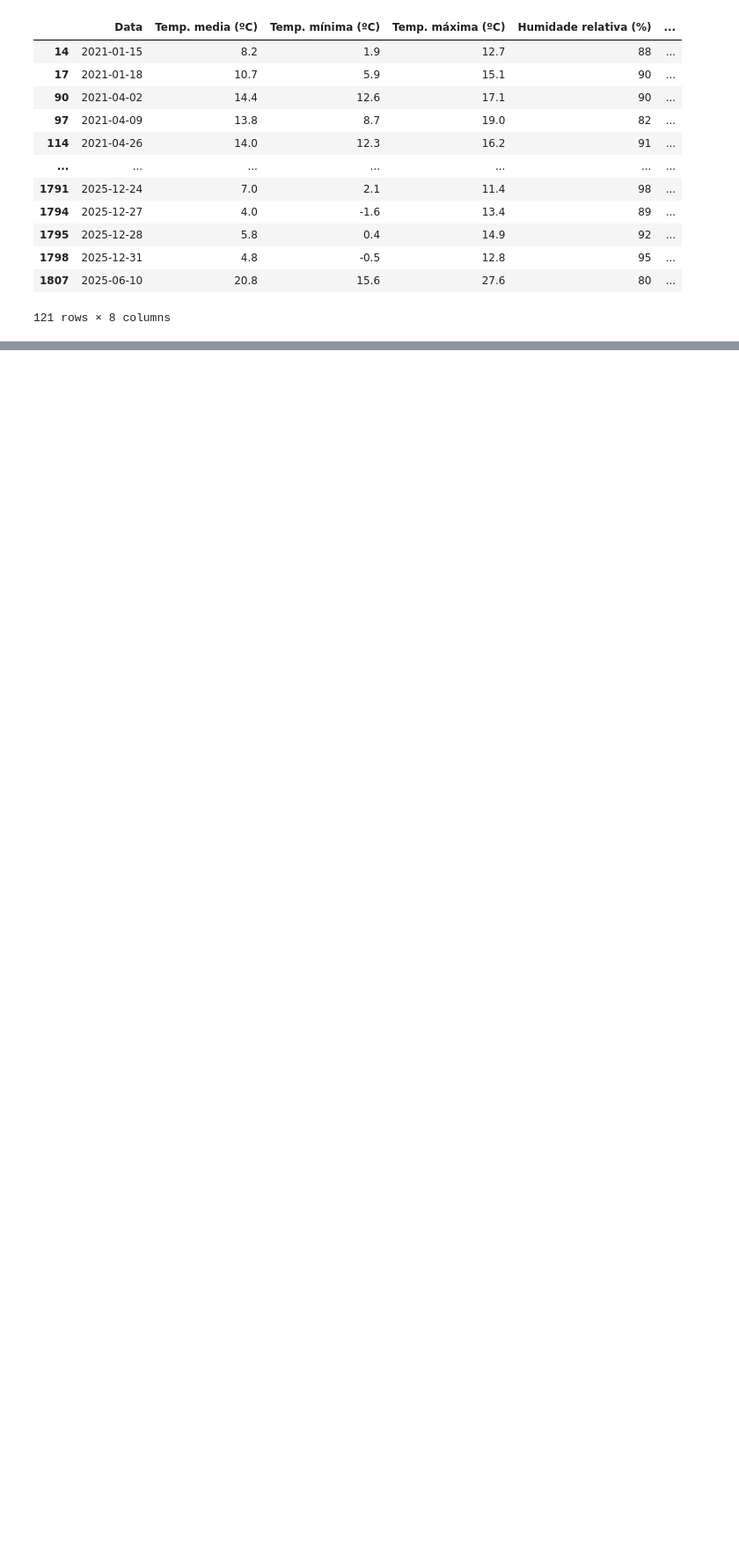
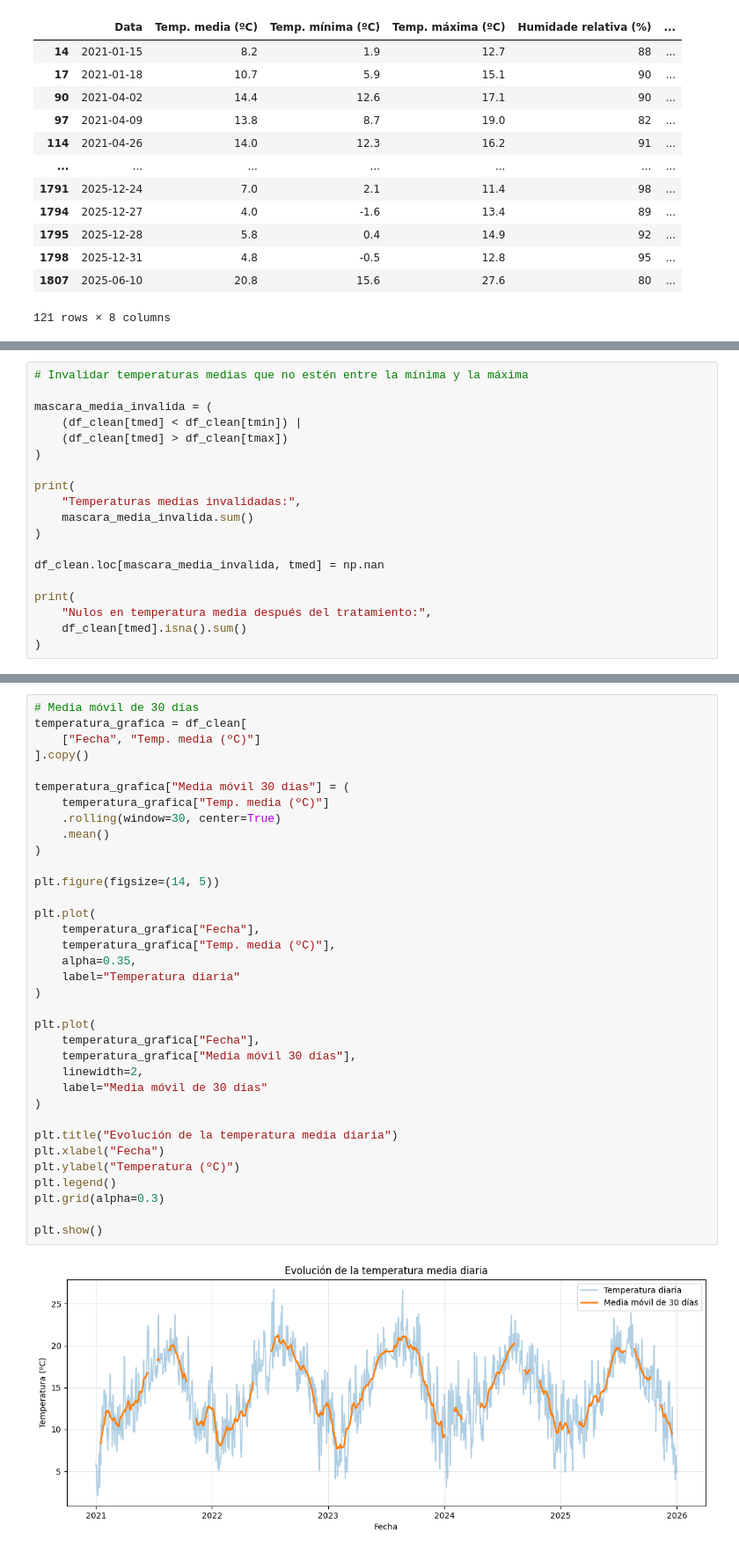
Before and after one commit to paulavargas9/p1-que-tempo-fixo, a Jupyter notebook: notebooks/01_pipeline_meteorologico.ipynb, the cells around one changed output, grey strips where cells are left out. Shown at 88% size. Drawn from its saved outputs; the diff is of its cells as text; blank space fills up the shorter version.

```diff
--- a/notebooks/01_pipeline_meteorologico.ipynb
+++ b/notebooks/01_pipeline_meteorologico.ipynb
@@ -344,0 +756,19 @@ Filas donde la temperatura media queda fuera de la mínima y máxima:
+# %%
+# Invalidar temperaturas medias que no estén entre la mínima y la máxima
+
+mascara_media_invalida = (
+    (df_clean[tmed] < df_clean[tmin]) |
+    (df_clean[tmed] > df_clean[tmax])
+)
+
+print(
+    "Temperaturas medias invalidadas:",
+    mascara_media_invalida.sum()
+)
+
+df_clean.loc[mascara_media_invalida, tmed] = np.nan
+
+print(
+    "Nulos en temperatura media después del tratamiento:",
+    df_clean[tmed].isna().sum()
+)
@@ -344,0 +1086,37 @@ Filas donde la temperatura media queda fuera de la mínima y máxima:
+# %%
+# Media móvil de 30 días
+temperatura_grafica = df_clean[
+    ["Fecha", "Temp. media (ºC)"]
+].copy()
+
+temperatura_grafica["Media móvil 30 días"] = (
+    temperatura_grafica["Temp. media (ºC)"]
+    .rolling(window=30, center=True)
+    .mean()
+)
+
+plt.figure(figsize=(14, 5))
+
+plt.plot(
+    temperatura_grafica["Fecha"],
+    temperatura_grafica["Temp. media (ºC)"],
+    alpha=0.35,
+    label="Temperatura diaria"
+)
+
+plt.plot(
+    temperatura_grafica["Fecha"],
+    temperatura_grafica["Media móvil 30 días"],
+    linewidth=2,
+    label="Media móvil de 30 días"
+)
+
+plt.title("Evolución de la temperatura media diaria")
+plt.xlabel("Fecha")
+plt.ylabel("Temperatura (ºC)")
+plt.legend()
+plt.grid(alpha=0.3)
+
+plt.show()
+# %% [output]
+[figure, added]
```
Also changed, not shown: parts of 89 cells of this notebook, 5 other files.
